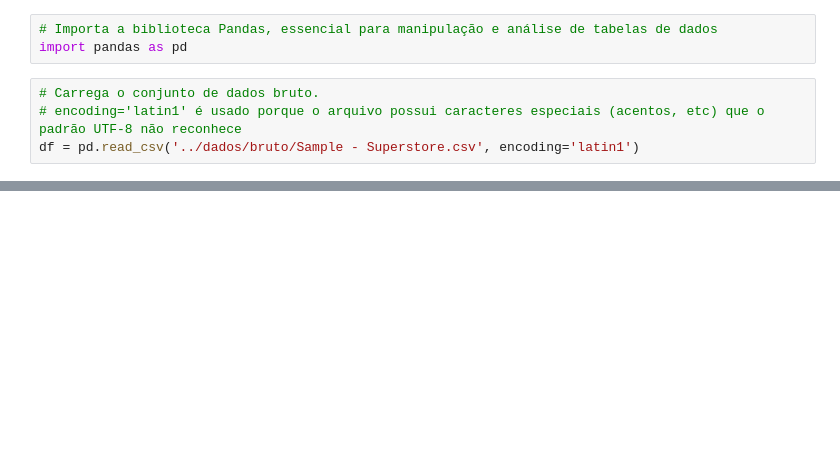
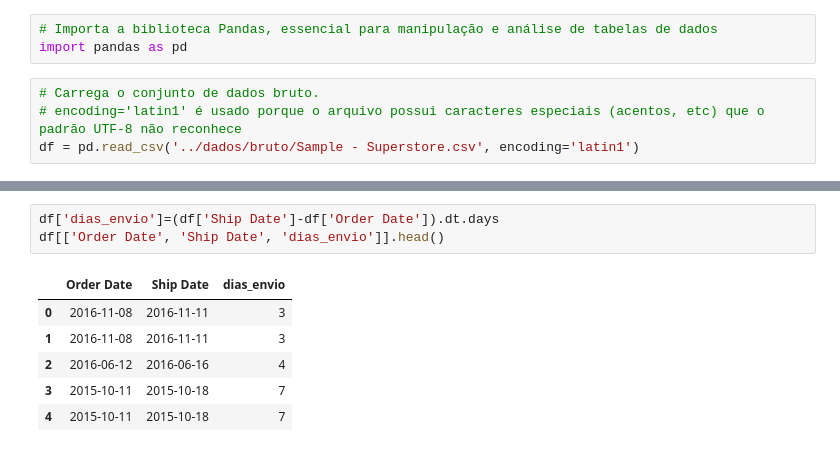
Before and after one commit to Mattanatecn/projetoanalisevendas-SAMPLE-SUPERSTORE, a Jupyter notebook: notebooks/exploracao.ipynb, the cells around one changed output, grey strips where cells are left out. Drawn from its saved outputs; the diff is of its cells as text; blank space fills up the shorter version.

```diff
--- a/notebooks/exploracao.ipynb
+++ b/notebooks/exploracao.ipynb
@@ -78,0 +276,10 @@ df.info()
+# %%
+df['dias_envio']=(df['Ship Date']-df['Order Date']).dt.days
+df[['Order Date', 'Ship Date', 'dias_envio']].head()
+# %% [output]
+|  | Order Date | Ship Date | dias_envio |
+| 0 | 2016-11-08 | 2016-11-11 | 3 |
+| 1 | 2016-11-08 | 2016-11-11 | 3 |
+| 2 | 2016-06-12 | 2016-06-16 | 4 |
+| 3 | 2015-10-11 | 2015-10-18 | 7 |
+| 4 | 2015-10-11 | 2015-10-18 | 7 |
```
Also changed, not shown: parts of 21 cells of this notebook.
